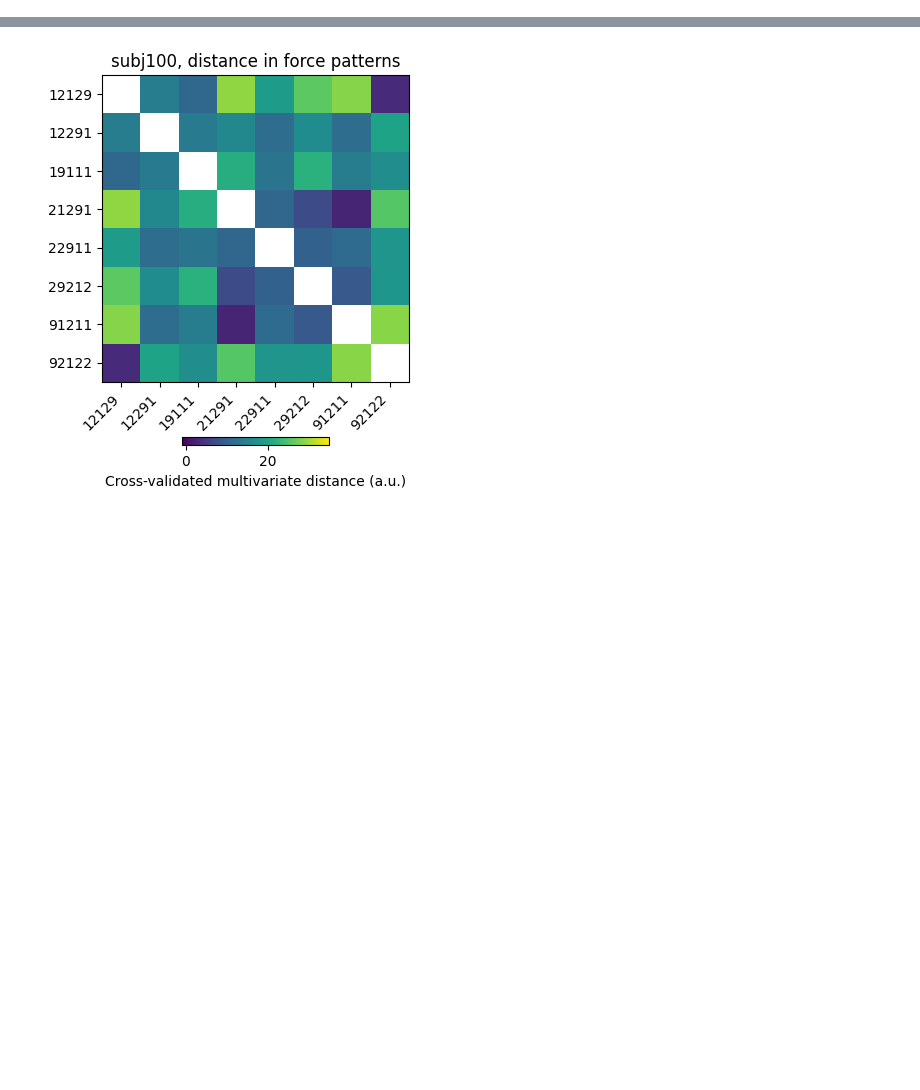
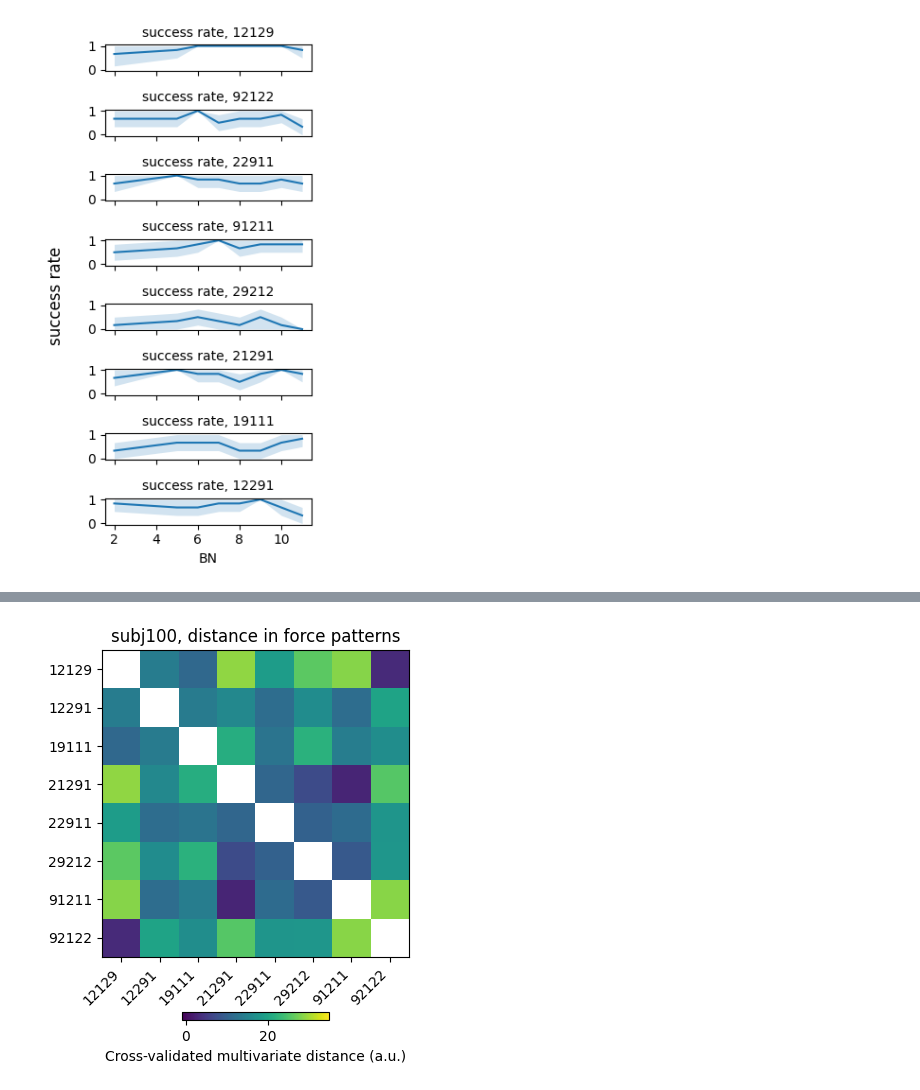
Before and after one commit to mnlmrc/extension-flexion-chords, a Jupyter notebook: efc4/notebooks/main.ipynb, the cells around one changed output, grey strips where cells are left out. Saved outputs shown, nothing was run; the diff lists cells and outputs as text; code cells hidden in the pictures; blank space fills up the shorter version.

```diff
--- a/efc4/notebooks/main.ipynb
+++ b/efc4/notebooks/main.ipynb
@@ -25,0 +48,24 @@ Base directory found: /Volumes/diedrichsen_data$/data/Chord_exp/ExtFlexChord
+# %%
+import pandas as pd
+import seaborn as sns
+
+experiment = 'efc4'
+sn = 100
+day = 1
+
+data = pd.read_csv(os.path.join(gl.baseDir, experiment, gl.behavDir, f'day{day}',f'subj{sn}', 'single_trial.tsv'), sep='\t')
+data['chordID'] = data['chordID'].astype(str)
+data['BN'] = data['BN'].astype(int)
+
+fig, axs = plt.subplots(8, figsize=(3, 6), sharex=True, sharey=True)
+
+for ch, chordID in enumerate(data['chordID'].unique()):
+    sns.lineplot(data[data['chordID']==chordID], ax=axs[ch], x='BN', y='trialPoint' , hue='chordID', legend=None,err_kws={'linewidth': 0},)
+    axs[ch].set_title(f'success rate, {chordID}', fontsize=10)
+
+    axs[ch].set_ylabel('')
+
+fig.supylabel('success rate', fontsize=fontsize)
+fig.tight_layout()
+# %% [output]
+[figure, added]
```
Also changed, not shown: parts of 5 cells of this notebook, 3 other files.
